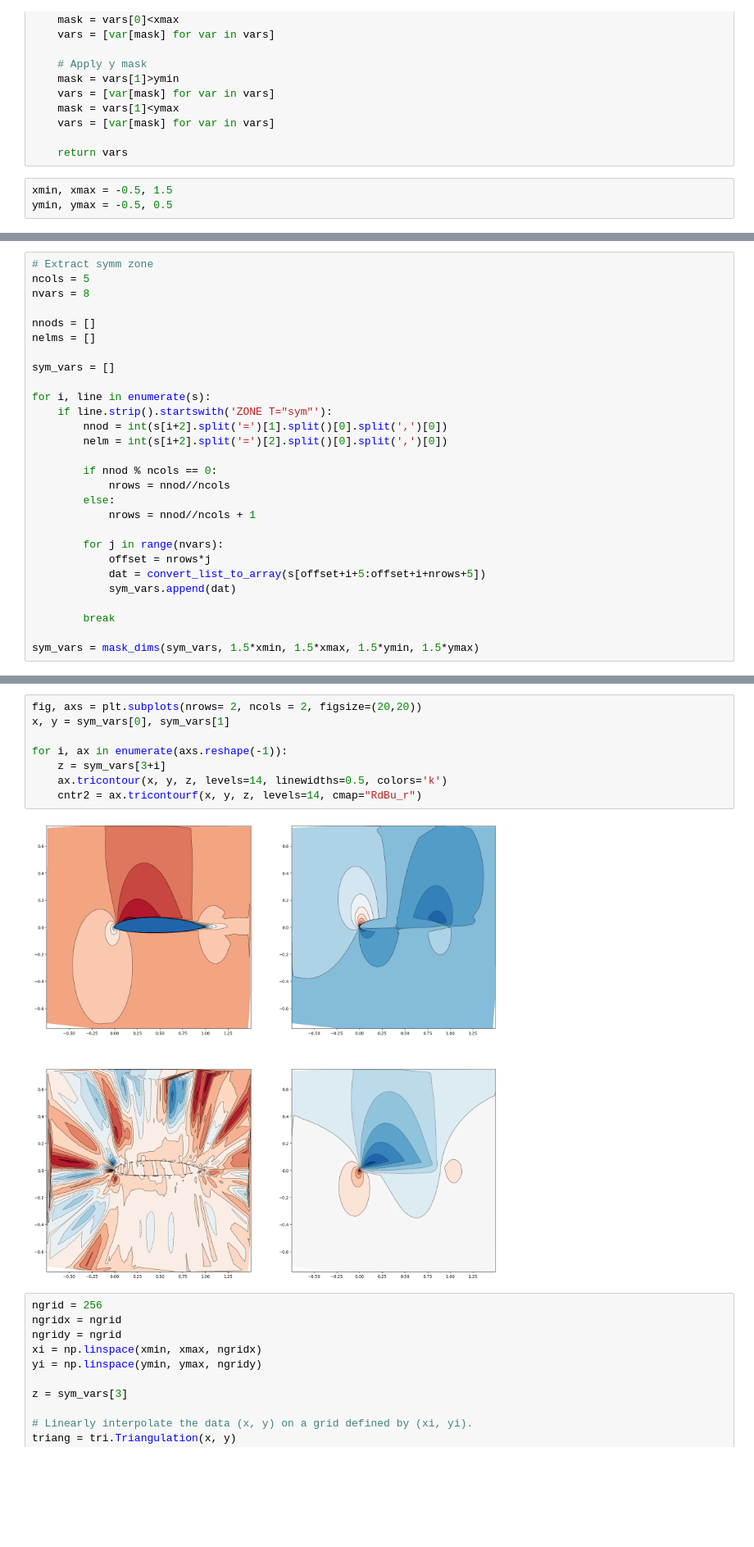
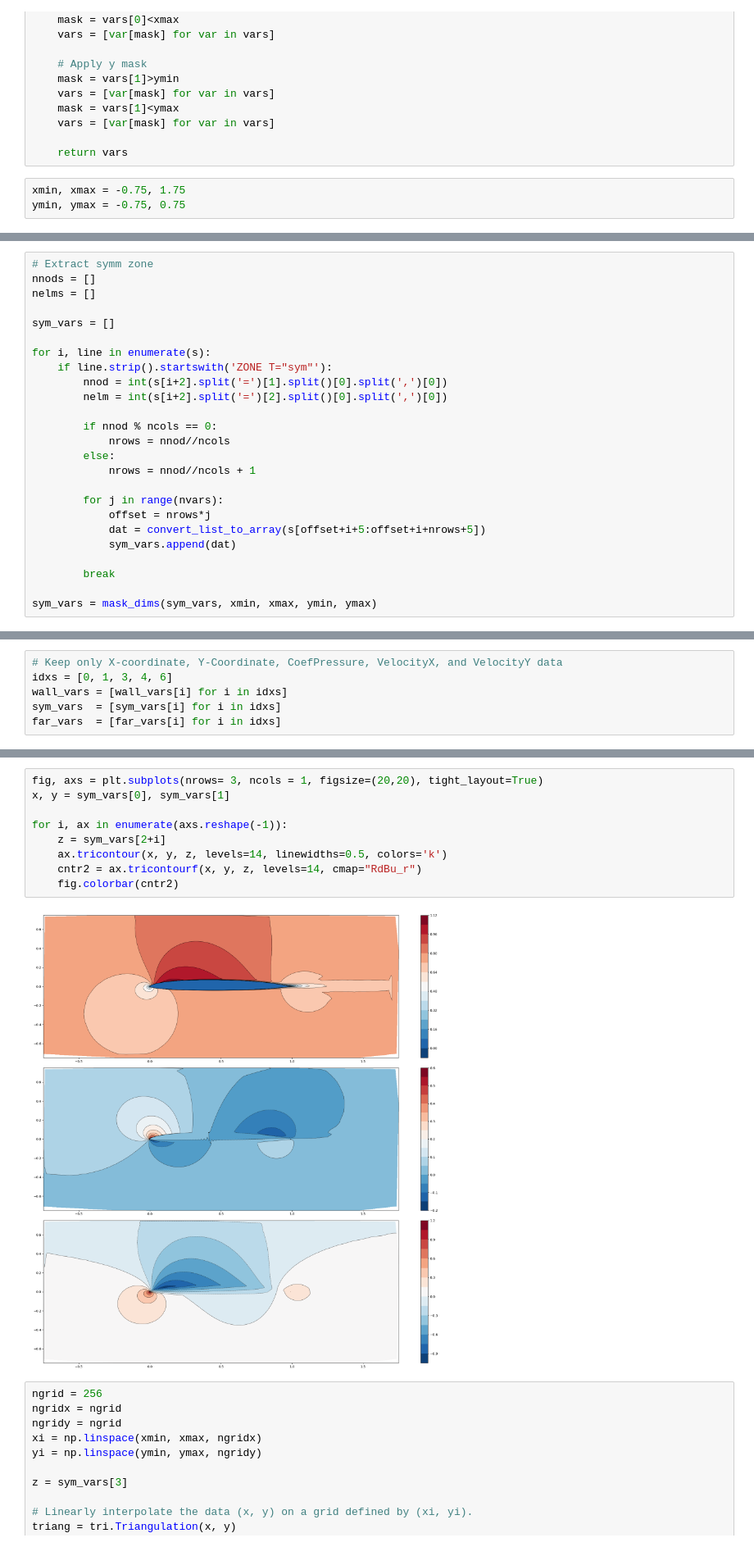
Before and after one commit to fgvangessel-umd/aero_fno, a Jupyter notebook: Data_Conversion_EDA.ipynb, the cells around one changed output, grey strips where cells are left out. Shown: that part at 82% size. Drawn from its saved outputs; the diff is of its cells as text; blank space fills up the shorter version.

```diff
--- a/Data_Conversion_EDA.ipynb
+++ b/Data_Conversion_EDA.ipynb
@@ -38,8 +39,8 @@ def mask_dims(vars, xmin, max, ymin, ymax):
 
     return vars
 # %%
-xmin, xmax = -0.5, 1.5
-ymin, ymax = -0.5, 0.5
+xmin, xmax = -0.75, 1.75
+ymin, ymax = -0.75, 0.75
 # %%
 file_path = 'data/case_1005_surf_0.dat'  # Replace with your file path
 with open(file_path, 'r') as f:
@@ -75,9 +76,6 @@ for i, line in enumerate(s):
 wall_vars = mask_dims(wall_vars, xmin, max, ymin, ymax)
 # %%
 # Extract symm zone
-ncols = 5
-nvars = 8
-
 nnods = []
 nelms = []
 
@@ -100,6 +98,6 @@ for i, line in enumerate(s):
 
         break
 
-sym_vars = mask_dims(sym_vars, 1.5*xmin, 1.5*xmax, 1.5*ymin, 1.5*ymax)
+sym_vars = mask_dims(sym_vars, xmin, xmax, ymin, ymax)
 # %%
 # Extract far zone
@@ -129,6 +124,12 @@ for i, line in enumerate(s):
         break
 
 far_vars = mask_dims(far_vars, xmin, xmax, ymin, ymax)
+# %%
+# Keep only X-coordinate, Y-Coordinate, CoefPressure, VelocityX, and VelocityY data
+idxs = [0, 1, 3, 4, 6]
+wall_vars = [wall_vars[i] for i in idxs]
+sym_vars  = [sym_vars[i] for i in idxs]
+far_vars  = [far_vars[i] for i in idxs]
 # %%
 fig, ax = plt.subplots(figsize=(20,20))
 
@@ -145,13 +146,14 @@ plt.show()
 # %%
-fig, axs = plt.subplots(nrows= 2, ncols = 2, figsize=(20,20))
+fig, axs = plt.subplots(nrows= 3, ncols = 1, figsize=(20,20), tight_layout=True)
 x, y = sym_vars[0], sym_vars[1]
 
 for i, ax in enumerate(axs.reshape(-1)):
-    z = sym_vars[3+i]
+    z = sym_vars[2+i]
     ax.tricontour(x, y, z, levels=14, linewidths=0.5, colors='k')
     cntr2 = ax.tricontourf(x, y, z, levels=14, cmap="RdBu_r")
+    fig.colorbar(cntr2)
 # %% [output]
-[figure, old version]
+[figure, new version]
 # %%
 ngrid = 256
 ngridx = ngrid
```
Also changed, not shown: parts of 8 cells of this notebook, 1 other file.
